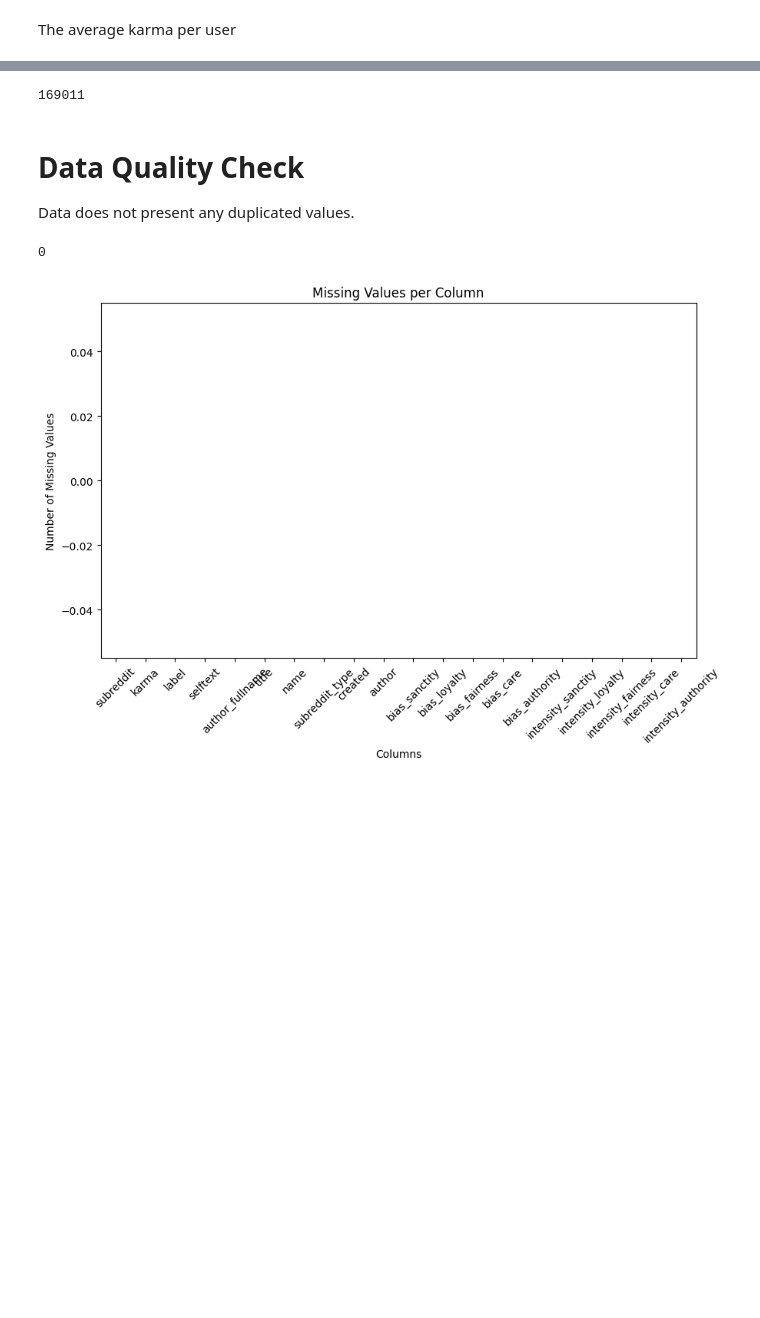
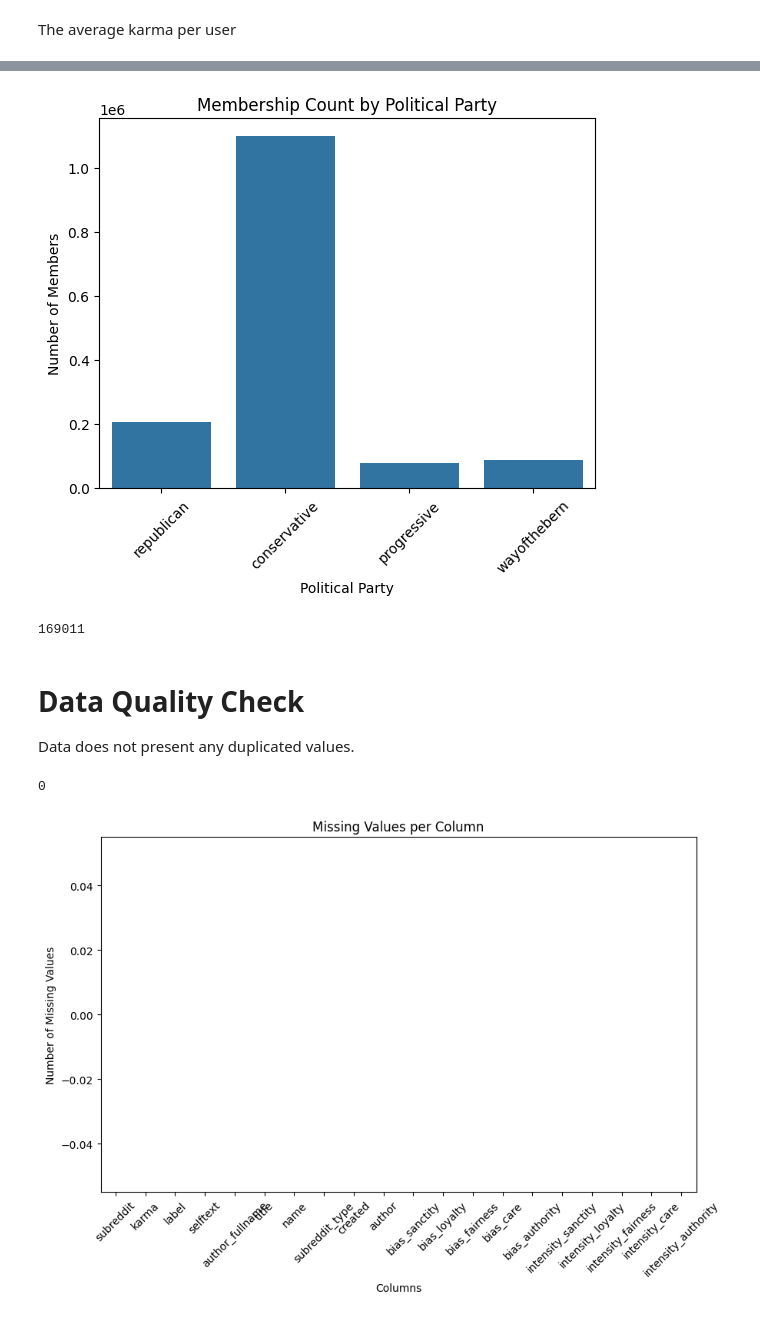
Before and after one commit to edo-lucio/researcher-political-bias, a Jupyter notebook: nb.ipynb, the cells around one changed output, grey strips where cells are left out. Drawn from its saved outputs; the diff is of its cells as text; code cells hidden in the pictures; blank space fills up the shorter version.

```diff
--- a/nb.ipynb
+++ b/nb.ipynb
@@ -99,3 +97,27 @@ member_counts = {"republican": 206000, "conservative": 1000000, "progressive": 7
+# %%
+import seaborn as sns
+import matplotlib.pyplot as plt
+import pandas as pd
+
+# Create the DataFrame with the provided member counts
+member_counts = pd.DataFrame({
+    "party": ["republican", "conservative", "progressive", "wayofthebern"],
+    "members": [206000, 1100000, 78000, 88000]
+})
+
+# Create the bar plot
+sns.barplot(x="party", y="members", data=member_counts)
+
+# Customize the plot
+plt.title("Membership Count by Political Party")
+plt.xlabel("Political Party")
+plt.ylabel("Number of Members")
+plt.xticks(rotation=45)  # Rotate x-axis labels for better readability
+
+# Show the plot
+plt.show()
+# %% [output]
+[figure, added]
 # %%
 unique_subreddits = list(data["subreddit"].unique())
 
```
Also changed, not shown: parts of 14 cells of this notebook, 1 other file.
